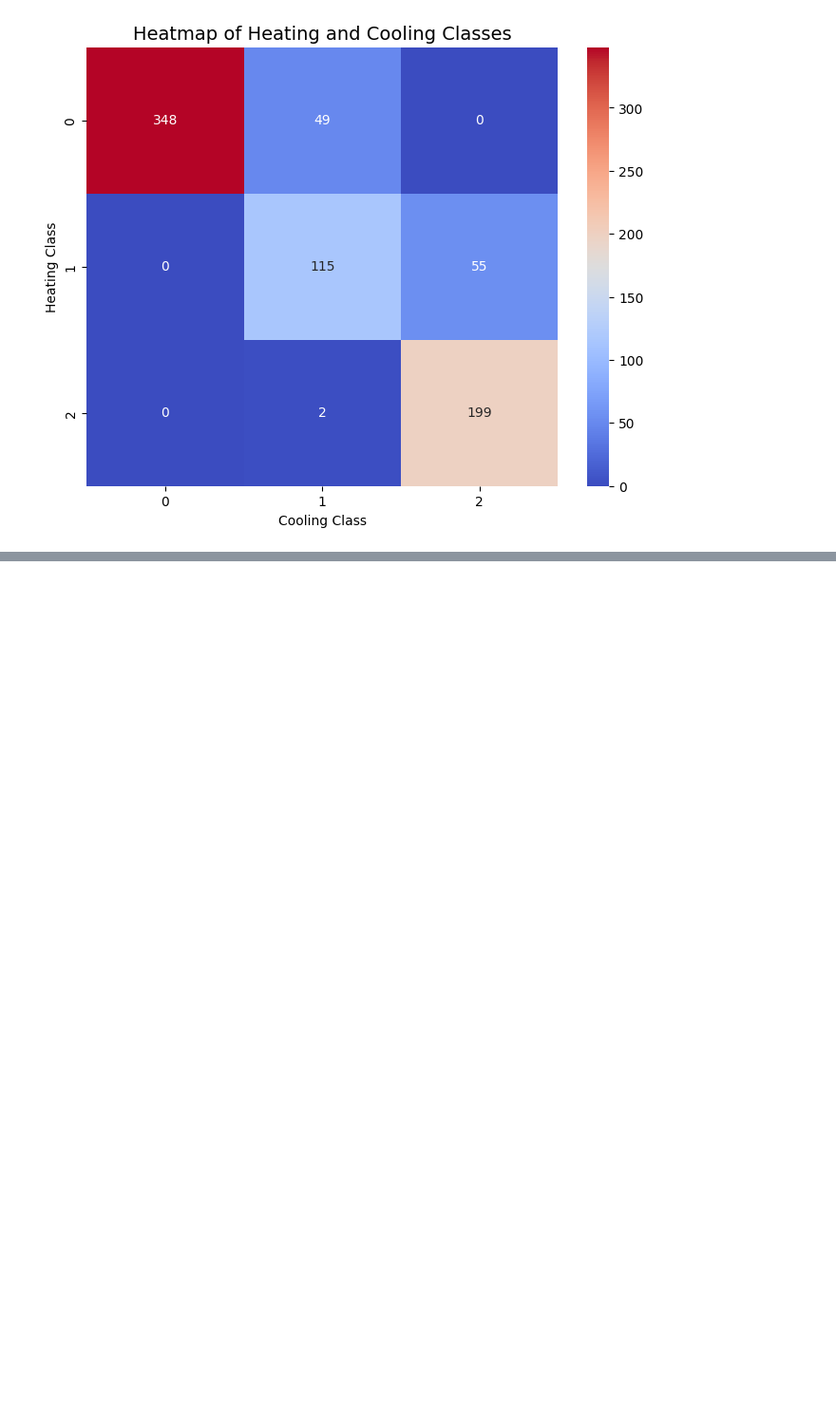
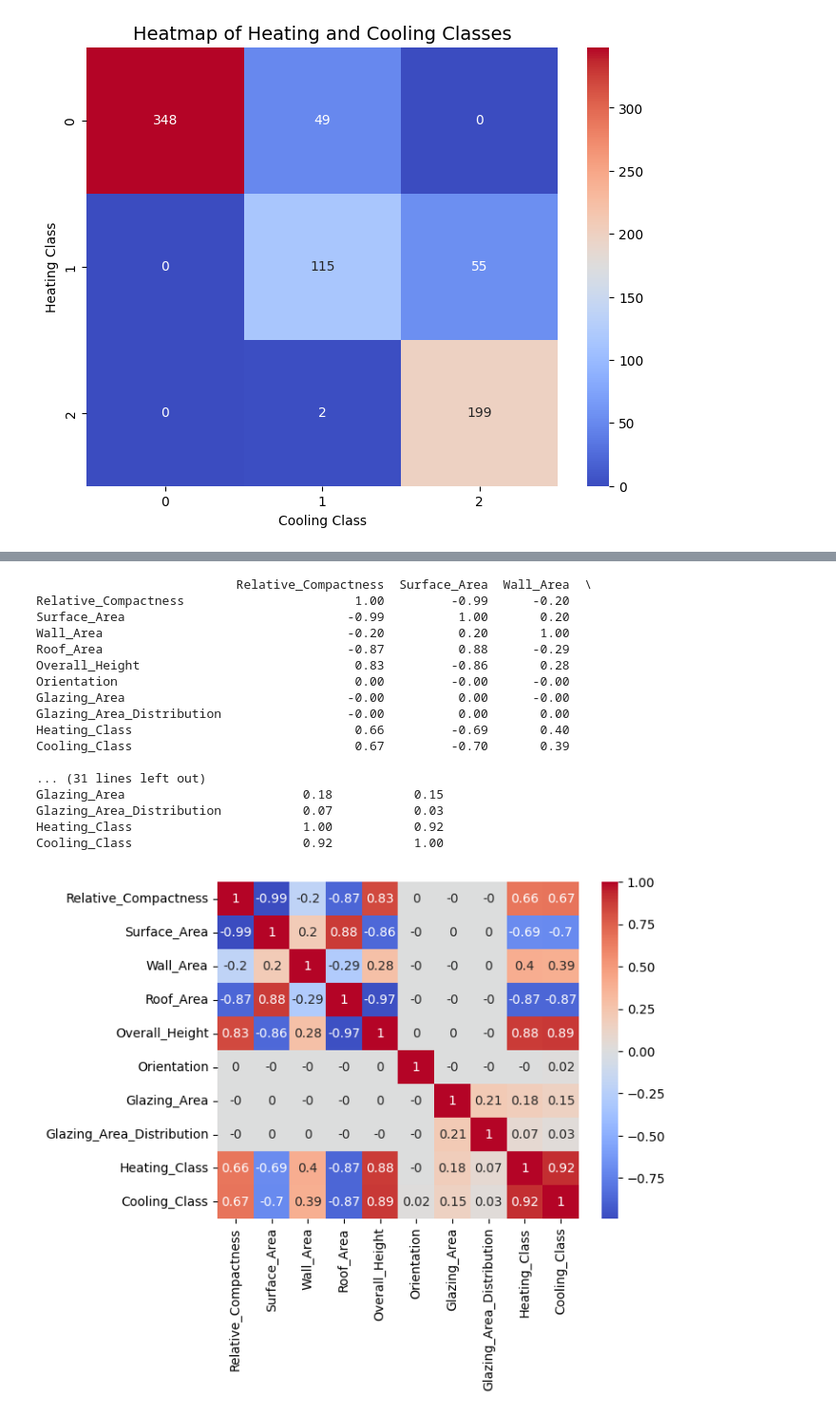
Before and after one commit to ameygawade/DataScience-Kaggle-Energy-efficiency-classification, a Jupyter notebook: multi-ouput-classification-energy-efficiency.ipynb, the cells around one changed output, grey strips where cells are left out. Shown at 95% size. Drawn from its saved outputs; the diff is of its cells as text; code cells hidden in the pictures; blank space fills up the shorter version.

```diff
--- a/multi-ouput-classification-energy-efficiency.ipynb
+++ b/multi-ouput-classification-energy-efficiency.ipynb
@@ -419,0 +458,29 @@ plt.show()
+# %%
+import matplotlib.pyplot as plt
+
+import seaborn as sns
+
+correlation = round(df.drop(columns=['Heating_Load', 'Cooling_Load']).corr(),2)
+
+sns.heatmap(correlation, annot=True, cmap='coolwarm')
+
+print(correlation)
+# %% [output]
+                           Relative_Compactness  Surface_Area  Wall_Area  \
+Relative_Compactness                       1.00         -0.99      -0.20
+Surface_Area                              -0.99          1.00       0.20
+Wall_Area                                 -0.20          0.20       1.00
+Roof_Area                                 -0.87          0.88      -0.29
+Overall_Height                             0.83         -0.86       0.28
+Orientation                                0.00         -0.00      -0.00
+Glazing_Area                              -0.00          0.00      -0.00
+Glazing_Area_Distribution                 -0.00          0.00       0.00
+Heating_Class                              0.66         -0.69       0.40
+Cooling_Class                              0.67         -0.70       0.39
+
+... (31 lines left out)
+Glazing_Area                        0.18           0.15
+Glazing_Area_Distribution           0.07           0.03
+Heating_Class                       1.00           0.92
+Cooling_Class                       0.92           1.00
+[figure, added]
```
Also changed, not shown: parts of 28 cells of this notebook.
